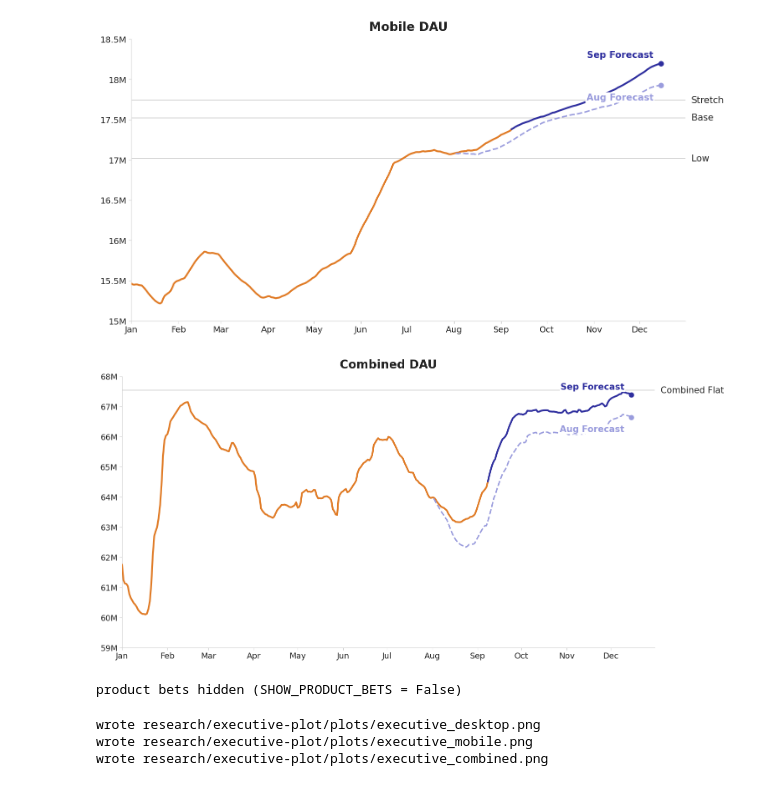
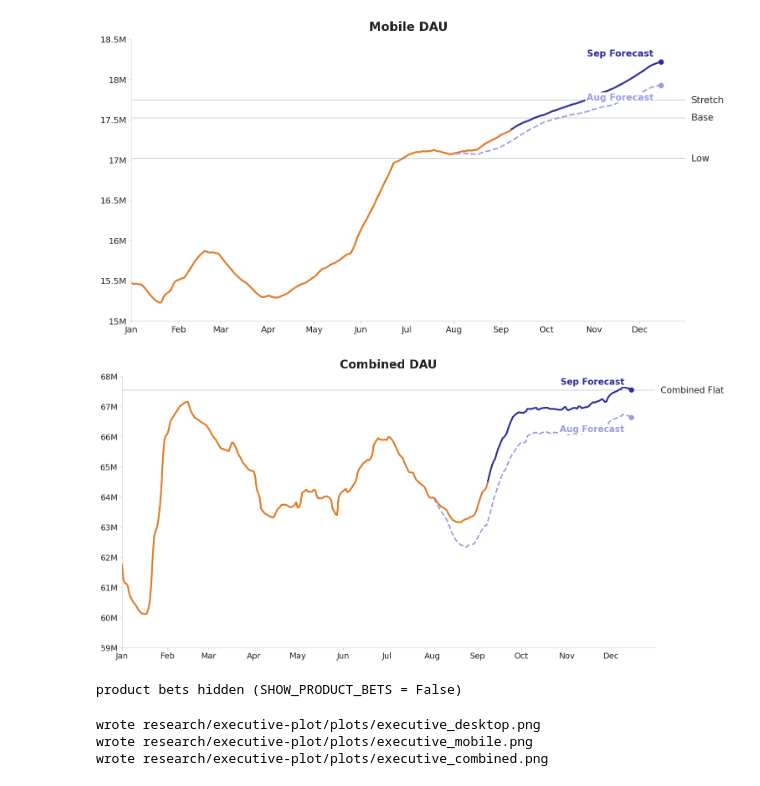
Before and after one commit to mozilla/mozaic-daily, a Jupyter notebook: research/executive-plot/executive_plots.ipynb, the cells around one changed output. Cells and saved outputs as stored; diff of their text form; code cells hidden in the pictures.

```diff
--- a/research/executive-plot/executive_plots.ipynb
+++ b/research/executive-plot/executive_plots.ipynb
@@ -45,7 +45,7 @@ CURRENT_LABEL, PRIOR_LABEL = "Sep Forecast", "Aug Forecast"
 SOURCE_PARQUETS = [
     CYCLE_DIR / "desktop_g01_2026-09-09/cps0.1649_thresh032_recent17_cpr0.814_ncp40_clip0.6_sps0.00825_regimemultiplicative"
                 "/mozaic_daily_forecast.2026-09-09.ld-D.adj-ijlo.parquet",
-    CYCLE_DIR / "mobile_cpr0725_paid0910low_2026-09-09/cps0.035_thresh055_recent13_cpr0.725_ncp25_clip0.6_sps0.1"
+    CYCLE_DIR / "mobile_cpr0725_paid0915med_2026-09-09/cps0.035_thresh055_recent13_cpr0.725_ncp25_clip0.6_sps0.1"   # MED paid scenario (c-suite, 2026-09-15)
                 "/mozaic_daily_forecast.2026-09-09.gm-D.adj-p.parquet",
 ]
 
@@ -264,31 +303,32 @@ plt.show()
 # %%
 # [plot-combined]
 # Combined = desktop + mobile from the CSV's all_* columns. Reference line is Combined Flat (flat YoY), and each
 # product bet is drawn as forecast + ramp, shaded to the forecast, so the bet is visibly separate from the model.
 s = platform_series["all"]
 bet_curves = [(bet, bet_series(s["current"], bet)) for bet in (PRODUCT_BETS if SHOW_PRODUCT_BETS else [])]
 extent = np.concatenate([s["actuals"].values, s["current"].values, s["prior"].values, [COMBINED_FLAT_DEC15],
                          *[c.values for _, c in bet_curves]])
 fig_combined, ax = executive_axes("Combined DAU", extent)
 draw_reference_line(ax, COMBINED_FLAT_DEC15, "Combined Flat", DISPLAY_END + pd.Timedelta(days=4))
 ax.plot(s["actuals"].index, s["actuals"].values, color=COLOR_ACTUALS, linewidth=LINEWIDTH_MAIN, zorder=3)
 
-dy = label_offsets(ax, s["current"].iloc[-1], s["prior"].iloc[-1],
-                   {f"bet{i}": c.iloc[-1] for i, (_, c) in enumerate(bet_curves)})
+dy, boxed = label_offsets(ax, s["current"].iloc[-1], s["prior"].iloc[-1],
+                   {f"bet{i}": c.iloc[-1] for i, (_, c) in enumerate(bet_curves)},
+                   reference_values=[COMBINED_FLAT_DEC15])   # keeps "Sep Forecast" off the Combined Flat line
 
 draw_forecast_line(ax, s["prior"], COLOR_PRIOR, PRIOR_LABEL, linestyle="--", linewidth=LINEWIDTH_PRIOR, label_dy=dy["prior"])
 for i, (bet, curve) in enumerate(bet_curves):
     ax.fill_between(curve.index, s["current"].values, curve.values, color=COLOR_BET_FILL, alpha=0.15, zorder=2)
-    draw_forecast_line(ax, curve, COLOR_BET, bet["label"], linewidth=LINEWIDTH_PRIOR, label_dy=dy[f"bet{i}"])
-draw_forecast_line(ax, s["current"], COLOR_CURRENT, CURRENT_LABEL, label_dy=dy["current"])
+    draw_forecast_line(ax, curve, COLOR_BET, bet["label"], linewidth=LINEWIDTH_PRIOR, label_dy=dy[f"bet{i}"], boxed=boxed[f"bet{i}"])
+draw_forecast_line(ax, s["current"], COLOR_CURRENT, CURRENT_LABEL, label_dy=dy["current"], boxed=boxed["current"])
 check_tick_labels(ax)
 plt.show()
 if not SHOW_PRODUCT_BETS:
     print("product bets hidden (SHOW_PRODUCT_BETS = False)")
 for bet, curve in bet_curves:
     print(f"{bet['label']}: Dec-15 {curve.iloc[-1]:,.0f} = forecast {s['current'].iloc[-1]:,.0f} + {bet['dec15_increment']:+,.0f} (ILLUSTRATIVE unless stated)")
 # %% [output]
-[figure, old version]
+[figure, new version]
 product bets hidden (SHOW_PRODUCT_BETS = False)
 # %%
 # [save-plots]
```
Also changed, not shown: parts of 3 cells of this notebook, 41 other files.
